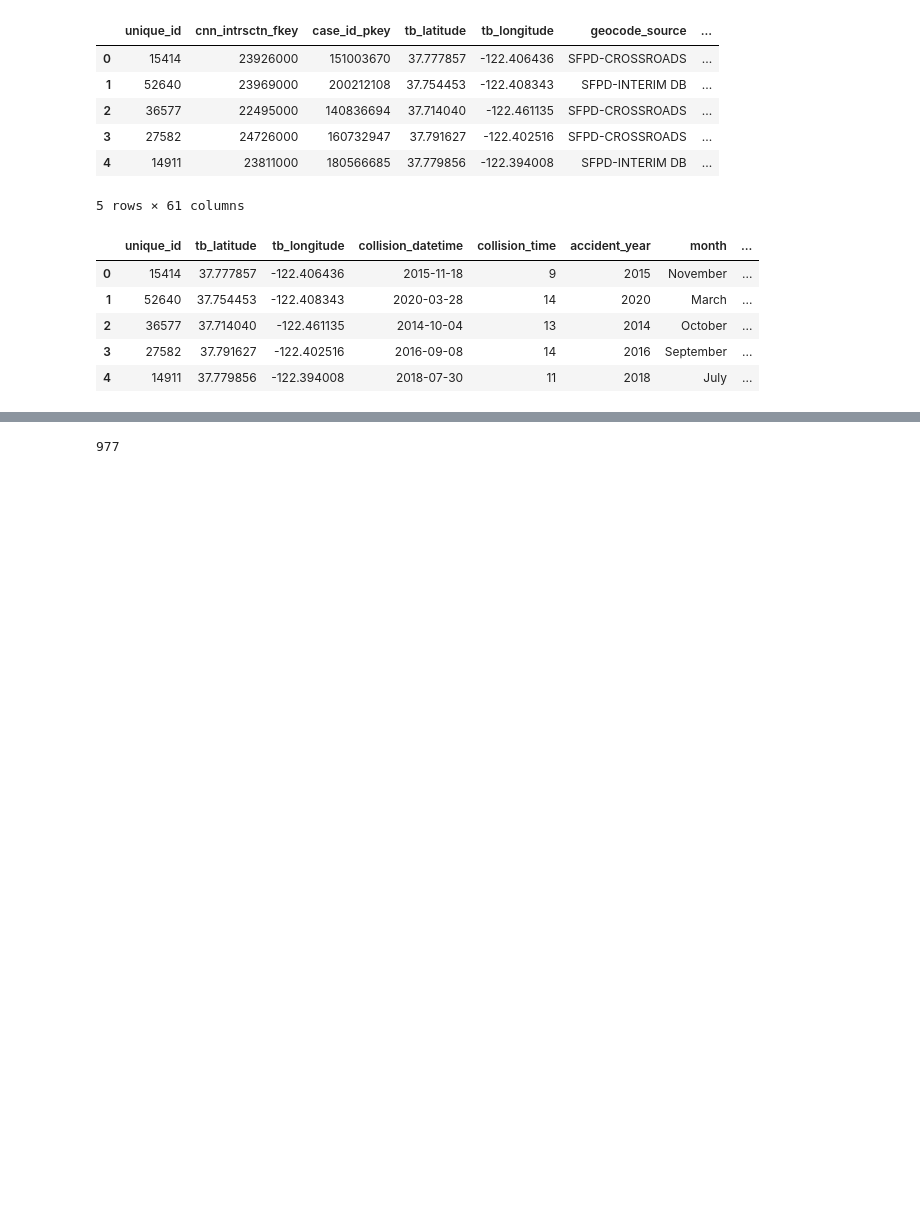
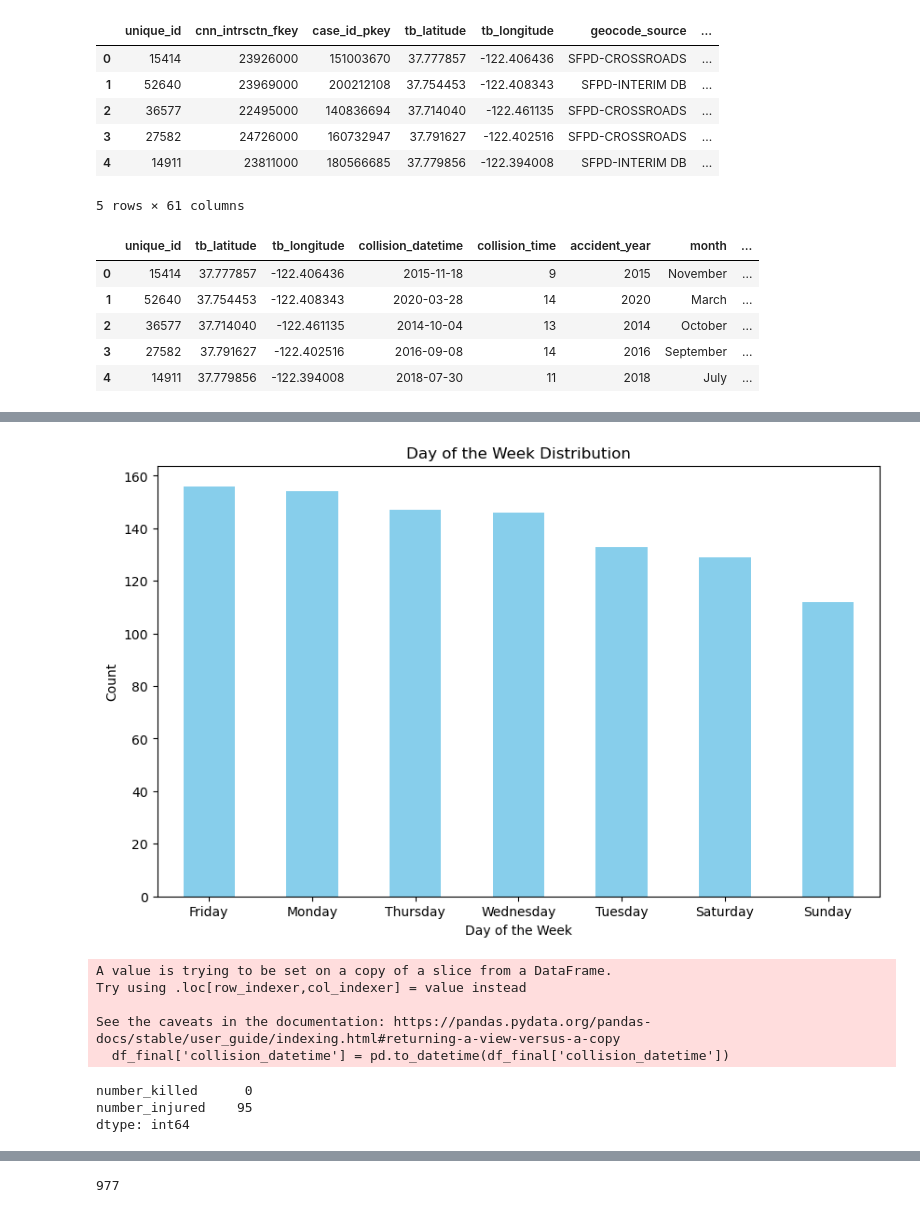
Before and after one commit to aarononward/traffic_collision_analysis, a Jupyter notebook: data/traffic_collision_ETL.ipynb, the cells around one changed output, grey strips where cells are left out. Saved outputs shown, nothing was run; the diff lists cells and outputs as text; code cells hidden in the pictures; blank space fills up the shorter version.

```diff
--- a/data/traffic_collision_ETL.ipynb
+++ b/data/traffic_collision_ETL.ipynb
@@ -203,7 +205,7 @@ df_binned.head()
 #create final dataframe with only the columns we want to include in our analysis
 
 df_final = df_binned[['unique_id', 'tb_latitude', 'tb_longitude', 'collision_datetime', 'collision_time', 'accident_year', 'month', 'day_of_week', 'weather_1',
-                       'collision_severity', 'type_of_collision', 'ped_action', 'control_device', 'number_killed', 'number_injured']]
+                       'collision_severity', 'type_of_collision', 'ped_action', 'control_device', 'number_killed', 'number_injured', 'period_of_day']]
 df_final.head()
 # %% [output]
 |  | unique_id | tb_latitude | tb_longitude | collision_datetime | collision_time | accident_year | month | ... |
@@ -214,0 +229,51 @@ df_final.head()
+# %%
+# Checking the days of week with collisions
+day = df_final["day_of_week"].value_counts()
+day.head()
+
+# Creating Day of the Week Distribution
+day = df_final["day_of_week"].value_counts()
+plt.figure(figsize=(10, 6))
+day.plot(kind='bar', color='skyblue')
+plt.title('Day of the Week Distribution')
+plt.xlabel('Day of the Week')
+plt.ylabel('Count')
+plt.xticks(rotation=0)
+plt.savefig("dangerousday.png")
+plt.show()
+# %% [output]
+[figure, added]
+# %%
+df_final['collision_datetime'] = pd.to_datetime(df_final['collision_datetime'])
+
+# Define the time periods
+before_covid = (df_final['collision_datetime'] >= '2018-01-01') & (df_final['collision_datetime'] <= '2019-12-31')
+during_covid = (df_final['collision_datetime'] >= '2020-01-01') & (df_final['collision_datetime'] <= '2021-12-31')
+after_covid = (df_final['collision_datetime'] >= '2022-01-01') & (df_final['collision_datetime'] <= '2023-12-31')
+
+# Filter data based on time periods
+before_covid_data = df_final[before_covid]
+during_covid_data = df_final[during_covid]
+after_covid_data = df_final[after_covid]
+
+# Calculate the total number killed and injured for each time period
+before_covid_stats = before_covid_data[['number_killed', 'number_injured']].sum()
+during_covid_stats = during_covid_data[['number_killed', 'number_injured']].sum()
+after_covid_stats = after_covid_data[['number_killed', 'number_injured']].sum()
+
+# Plotting
+time_periods = ['Before COVID', 'During COVID', 'After COVID']
+killed_values = [before_covid_stats['number_killed'], during_covid_stats['number_killed'], after_covid_stats['number_killed']]
+injured_values = [before_covid_stats['number_injured'], during_covid_stats['number_injured'], after_covid_stats['number_injured']]
+# %% [output]
+A value is trying to be set on a copy of a slice from a DataFrame.
+Try using .loc[row_indexer,col_indexer] = value instead
+
+See the caveats in the documentation: https://pandas.pydata.org/pandas-docs/stable/user_guide/indexing.html#returning-a-view-versus-a-copy
+  df_final['collision_datetime'] = pd.to_datetime(df_final['collision_datetime'])
+# %%
+before_covid_stats.head()
+# %% [output]
+number_killed      0
+number_injured    95
+dtype: int64
```
Also changed, not shown: parts of 6 cells of this notebook, 3 other files.
